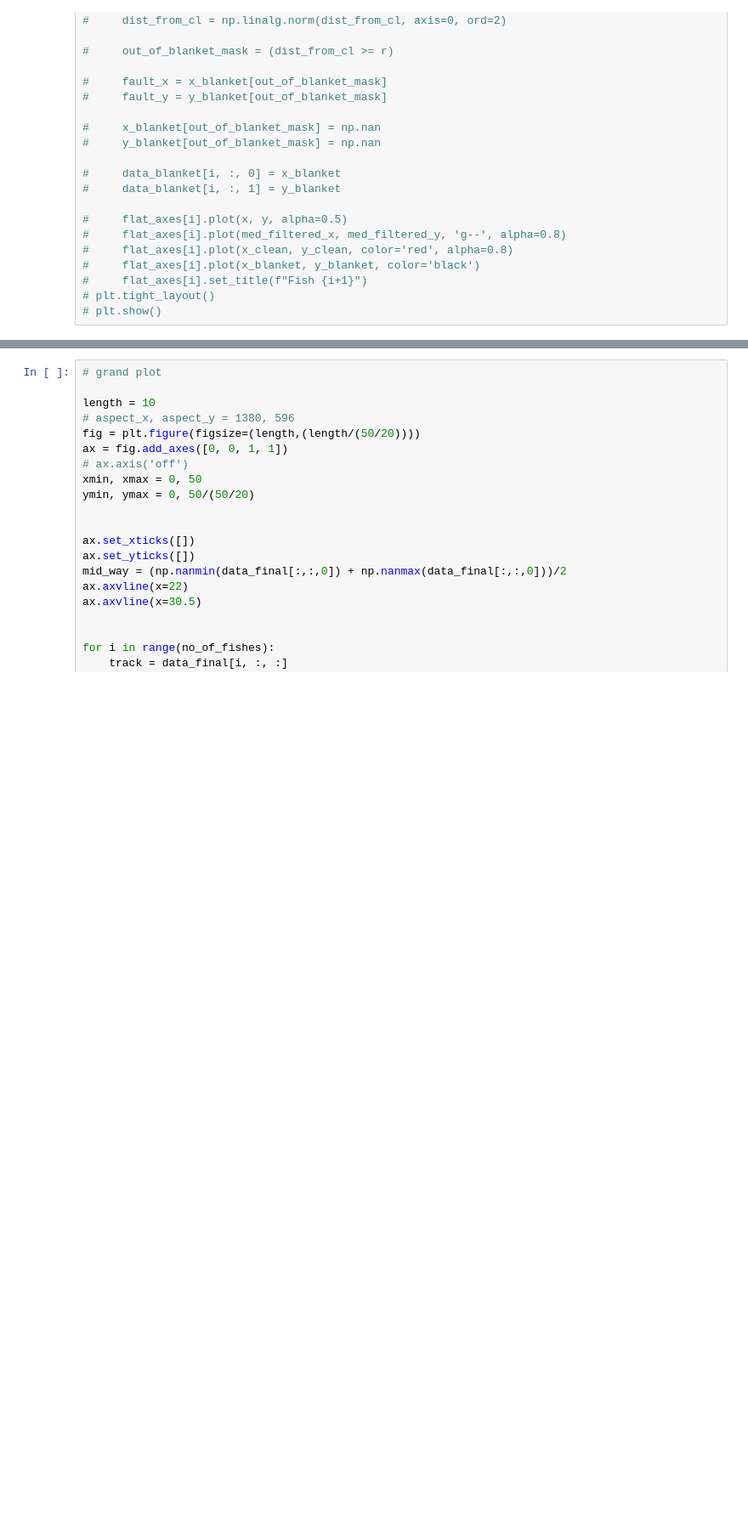
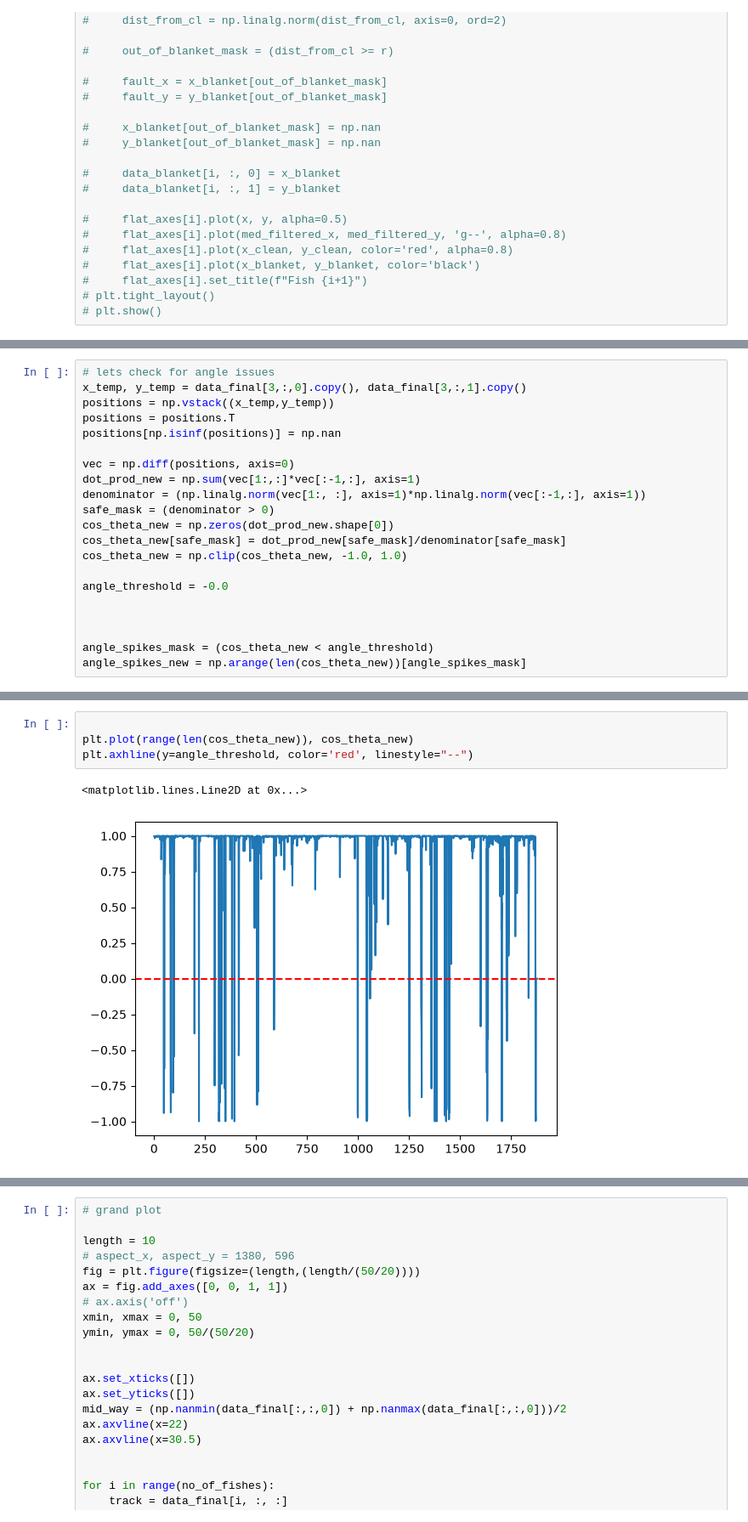
Before and after one commit to gamma1947/collective_escape_dynamics, a Jupyter notebook: relevant/final_cleaning_pipeline.ipynb, the cells around one changed output, grey strips where cells are left out. Shown at 85% size. Saved outputs shown, nothing was run; the diff lists cells and outputs as text; blank space fills up the shorter version.

Commit message:
added angle spikes detection

```diff
--- a/relevant/final_cleaning_pipeline.ipynb
+++ b/relevant/final_cleaning_pipeline.ipynb
@@ -241,0 +245,21 @@ plt.show()
+# %%
+# lets check for angle issues
+x_temp, y_temp = data_final[3,:,0].copy(), data_final[3,:,1].copy()
+positions = np.vstack((x_temp,y_temp))
+positions = positions.T
+positions[np.isinf(positions)] = np.nan
+
+vec = np.diff(positions, axis=0)
+dot_prod_new = np.sum(vec[1:,:]*vec[:-1,:], axis=1)
+denominator = (np.linalg.norm(vec[1:, :], axis=1)*np.linalg.norm(vec[:-1,:], axis=1))
+safe_mask = (denominator > 0)
+cos_theta_new = np.zeros(dot_prod_new.shape[0])
+cos_theta_new[safe_mask] = dot_prod_new[safe_mask]/denominator[safe_mask]
+cos_theta_new = np.clip(cos_theta_new, -1.0, 1.0)
+
+angle_threshold = -0.0
+
+
+
+angle_spikes_mask = (cos_theta_new < angle_threshold)
+angle_spikes_new = np.arange(len(cos_theta_new))[angle_spikes_mask]
@@ -241,0 +276,7 @@ plt.show()
+# %%
+
+plt.plot(range(len(cos_theta_new)), cos_theta_new)
+plt.axhline(y=angle_threshold, color='red', linestyle="--")
+# %% [output]
+<matplotlib.lines.Line2D at 0x...>
+[figure, added]
```
Also changed, not shown: parts of 16 cells of this notebook, 2 other files.
